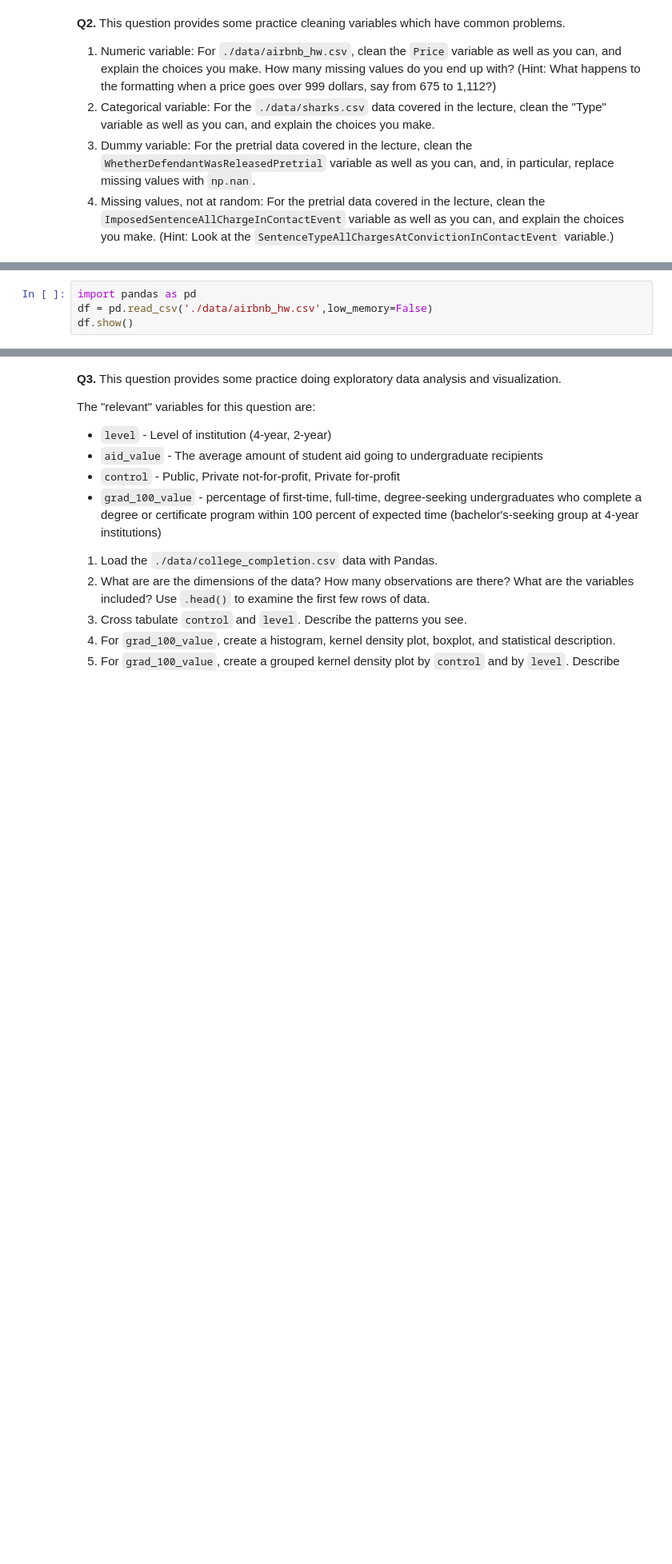
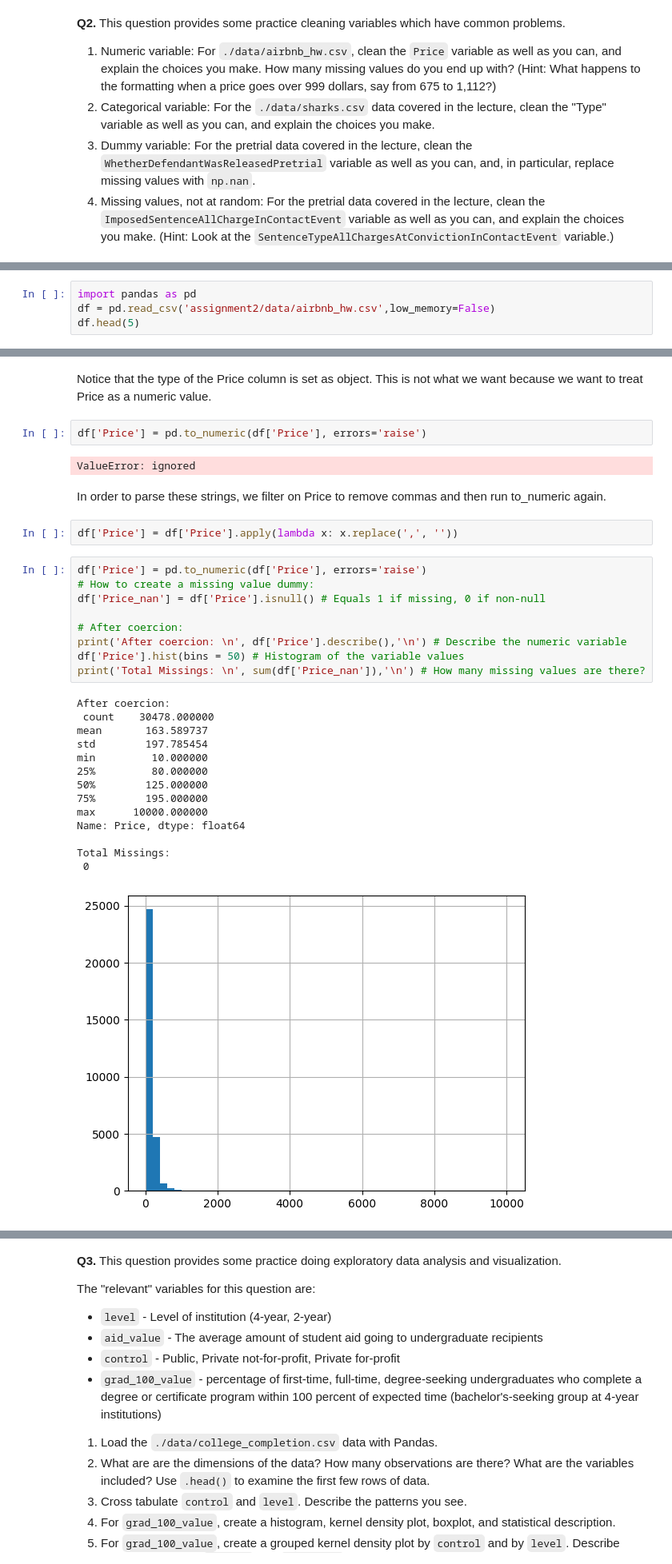
Before and after one commit to Ann924/assignment2, a Jupyter notebook: Copy_of_assignment2.ipynb, the cells around one changed output, grey strips where cells are left out. Shown at 80% size. Cells and saved outputs as stored; diff of their text form; blank space fills up the shorter version.

```diff
--- a/Copy_of_assignment2.ipynb
+++ b/Copy_of_assignment2.ipynb
@@ -58,5 +60,5 @@ __Answer:__ The "chicken-and-egg" problem with tidy data is where the data and t
 # %%
 import pandas as pd
-df = pd.read_csv('./data/airbnb_hw.csv',low_memory=False)
-df.show()
+df = pd.read_csv('assignment2/data/airbnb_hw.csv',low_memory=False)
+df.head(5)
 # %% [output]
@@ -63,0 +92,34 @@ FileNotFoundError: ignored
+# %% [markdown]
+Notice that the type of the Price column is set as object. This is not what we want because we want to treat Price as a numeric value.
+# %%
+df['Price'] = pd.to_numeric(df['Price'], errors='raise')
+# %% [output]
+ValueError: ignored
+# %% [markdown]
+In order to parse these strings, we filter on Price to remove commas and then run to_numeric again.
+# %%
+df['Price'] = df['Price'].apply(lambda x: x.replace(',', ''))
+# %%
+df['Price'] = pd.to_numeric(df['Price'], errors='raise')
+# How to create a missing value dummy:
+df['Price_nan'] = df['Price'].isnull() # Equals 1 if missing, 0 if non-null
+
+# After coercion:
+print('After coercion: \n', df['Price'].describe(),'\n') # Describe the numeric variable
+df['Price'].hist(bins = 50) # Histogram of the variable values
+print('Total Missings: \n', sum(df['Price_nan']),'\n') # How many missing values are there?
+# %% [output]
+After coercion:
+ count    30478.000000
+mean       163.589737
+std        197.785454
+min         10.000000
+25%         80.000000
+50%        125.000000
+75%        195.000000
+max      10000.000000
+Name: Price, dtype: float64
+
+Total Missings:
+ 0
+[figure, added]
```
Also changed, not shown: parts of 26 cells of this notebook.
